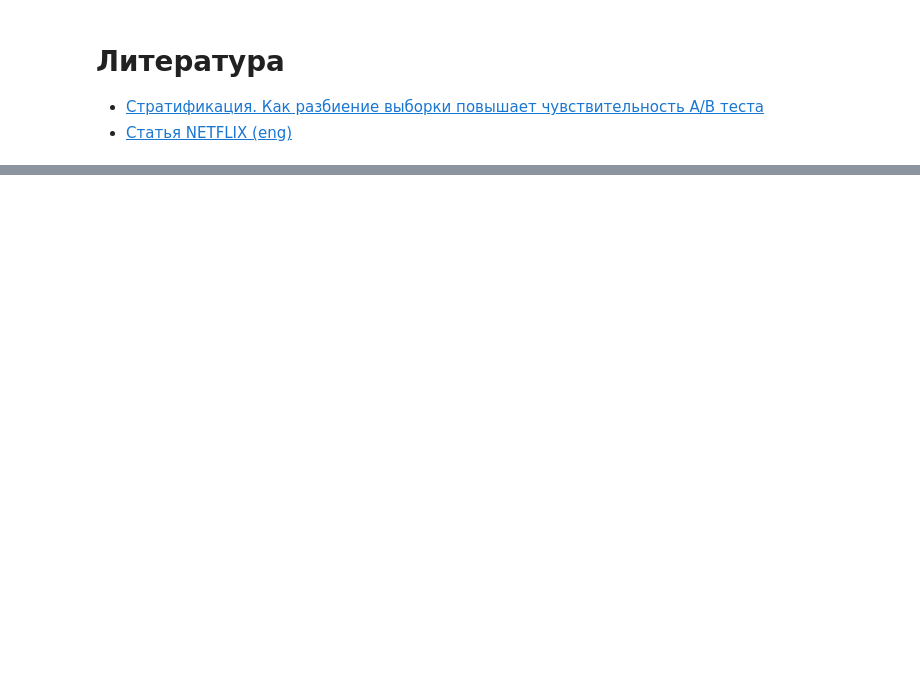
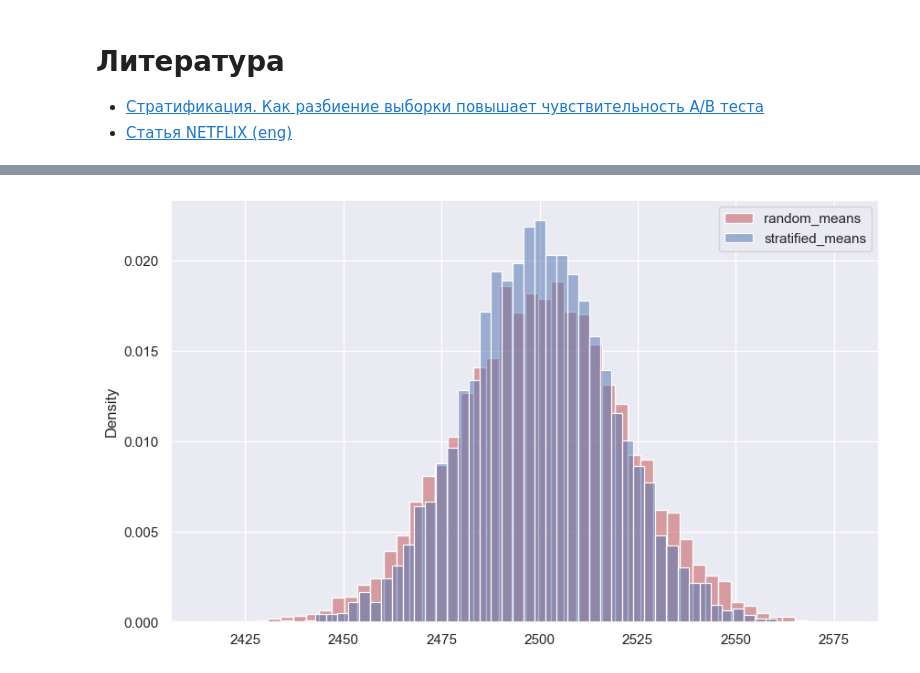
Before and after one commit to ShashlovAI/stat, a Jupyter notebook: AB/stratification.ipynb, the cells around one changed output, grey strips where cells are left out. Drawn from its saved outputs; the diff is of its cells as text; code cells hidden in the pictures; blank space fills up the shorter version.

```diff
--- a/AB/stratification.ipynb
+++ b/AB/stratification.ipynb
@@ -52,0 +88,29 @@ df.sample(20)
+# %%
+random_means = []
+stratified_means = []
+weights = {0: 0.5, 1: 0.5}
+for _ in range(10000):
+    df_random =  generate_random_data(mean_one, mean_two, std_one, std_two, sample_size)
+    random_means.append(np.mean(df_random['metric']))
+
+    df_stratified = generate_stratified_data(mean_one, mean_two, std_one, std_two, sample_size)
+    strat_mean = df_stratified.groupby('strat')['metric'].mean()
+
+    df_means_weights = pd.merge(
+                        strat_mean,
+                        pd.Series(weights, name='weight'),
+                        how='inner',
+                        left_index=True,
+                        right_index=True)
+
+    df_means_weights['weight'] = df_means_weights['weight'] / df_means_weights['weight'].sum()
+    mean_strat = (df_means_weights['weight'] * df_means_weights['metric']).sum()
+    stratified_means.append(mean_strat)
+# %%
+plt.figure(figsize=(10, 6))
+sns.histplot(x=random_means, color="r", alpha=0.5, bins = 50, stat='density')
+sns.histplot(x=stratified_means, color="b", alpha=0.5, bins = 50, stat='density')
+plt.legend(labels=['random_means','stratified_means'])
+plt.show()
+# %% [output]
+[figure, added]
```
Also changed, not shown: parts of 10 cells of this notebook, 1 other file.
